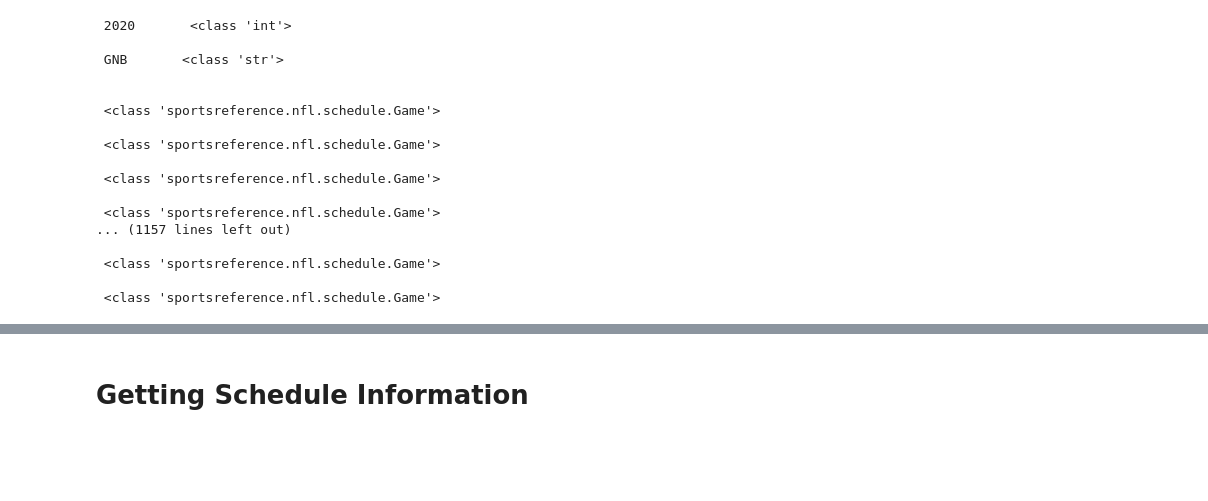
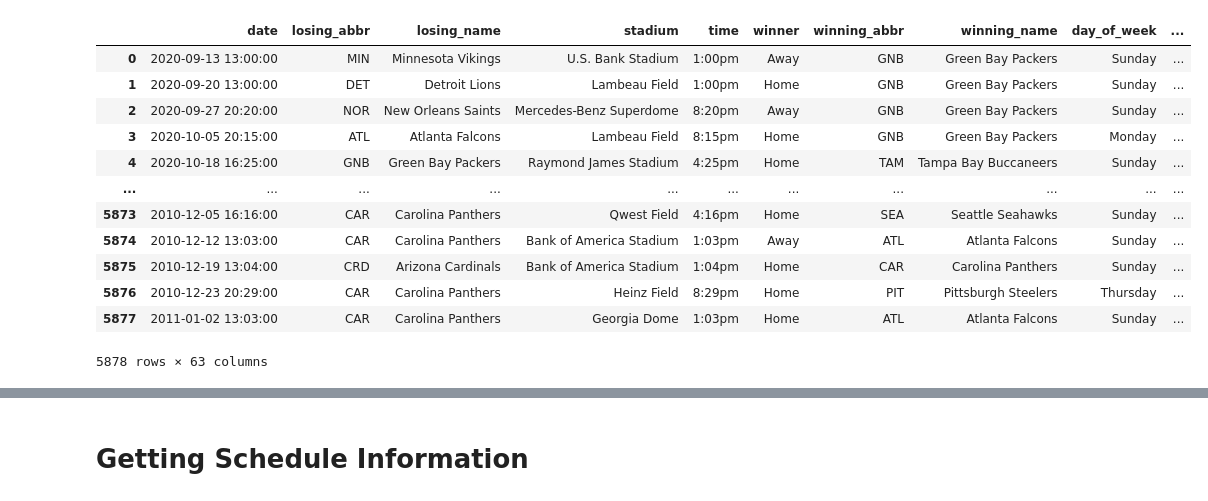
Before and after one commit to LTonstad/Predictive-Analytics-using-Sportsipy, a Jupyter notebook: getting_data.ipynb, the cells around one changed output, grey strips where cells are left out. Saved outputs shown, nothing was run; the diff lists cells and outputs as text; code cells hidden in the pictures; blank space fills up the shorter version.

```diff
--- a/getting_data.ipynb
+++ b/getting_data.ipynb
@@ -1,48 +0,0 @@
-# %%
-from src.get_data import *
-import seaborn as sns
-import matplotlib.pyplot as plt
-plt.style.use('fivethirtyeight')
-
-pd.set_option('display.max_columns', None)
-# %%
-boxscores_df_init = 0
-boxscores_df = 0
-
-# iterate through years.
-for year in range(2020, 2019, -1):
-    print('\n', str(year), '     ', type(year))
-
-    # iterate through all teams in that year.
-    for team in Teams(year = str(year)).dataframes.index:
-        print('\n', team, '     ', type(team), '\n')
-
-        # Getting all boxscores for the Team
-        for boxscore in Schedule(team, int(year)):
-            print('\n', type(boxscore))
-
-            # Checking if boxscore_df is created already
-            if not boxscores_df_init:
-                boxscores_df = boxscore.dataframe_extended
-                boxscores_df_init = 1
-
-            else:
-                boxscores_df = pd.concat([boxscores_df, boxscore.dataframe_extended], axis = 0)
-# %% [output]
- 2020       <class 'int'>
-
- GNB       <class 'str'>
-
-
- <class 'sportsreference.nfl.schedule.Game'>
-
- <class 'sportsreference.nfl.schedule.Game'>
-
- <class 'sportsreference.nfl.schedule.Game'>
-
- <class 'sportsreference.nfl.schedule.Game'>
-... (1157 lines left out)
-
- <class 'sportsreference.nfl.schedule.Game'>
-
- <class 'sportsreference.nfl.schedule.Game'>
@@ -48,0 +4,17 @@ for year in range(2020, 2019, -1):
+# %%
+boxscores = pd.read_pickle('data/boxscores_df.pkl').reset_index()
+boxscores
+# %% [output]
+|  | date | losing_abbr | losing_name | stadium | time | winner | winning_abbr | winning_name | day_of_week | ... |
+| 0 | 2020-09-13 13:00:00 | MIN | Minnesota Vikings | U.S. Bank Stadium | 1:00pm | Away | GNB | Green Bay Packers | Sunday | ... |
+| 1 | 2020-09-20 13:00:00 | DET | Detroit Lions | Lambeau Field | 1:00pm | Home | GNB | Green Bay Packers | Sunday | ... |
+| 2 | 2020-09-27 20:20:00 | NOR | New Orleans Saints | Mercedes-Benz Superdome | 8:20pm | Away | GNB | Green Bay Packers | Sunday | ... |
+| 3 | 2020-10-05 20:15:00 | ATL | Atlanta Falcons | Lambeau Field | 8:15pm | Home | GNB | Green Bay Packers | Monday | ... |
+| 4 | 2020-10-18 16:25:00 | GNB | Green Bay Packers | Raymond James Stadium | 4:25pm | Home | TAM | Tampa Bay Buccaneers | Sunday | ... |
+| ... | ... | ... | ... | ... | ... | ... | ... | ... | ... | ... |
+| 5873 | 2010-12-05 16:16:00 | CAR | Carolina Panthers | Qwest Field | 4:16pm | Home | SEA | Seattle Seahawks | Sunday | ... |
+| 5874 | 2010-12-12 13:03:00 | CAR | Carolina Panthers | Bank of America Stadium | 1:03pm | Away | ATL | Atlanta Falcons | Sunday | ... |
+| 5875 | 2010-12-19 13:04:00 | CRD | Arizona Cardinals | Bank of America Stadium | 1:04pm | Home | CAR | Carolina Panthers | Sunday | ... |
+| 5876 | 2010-12-23 20:29:00 | CAR | Carolina Panthers | Heinz Field | 8:29pm | Home | PIT | Pittsburgh Steelers | Thursday | ... |
+| 5877 | 2011-01-02 13:03:00 | CAR | Carolina Panthers | Georgia Dome | 1:03pm | Home | ATL | Atlanta Falcons | Sunday | ... |
+5878 rows × 63 columns
```
Also changed, not shown: parts of 2 cells of this notebook, 5 other files.
